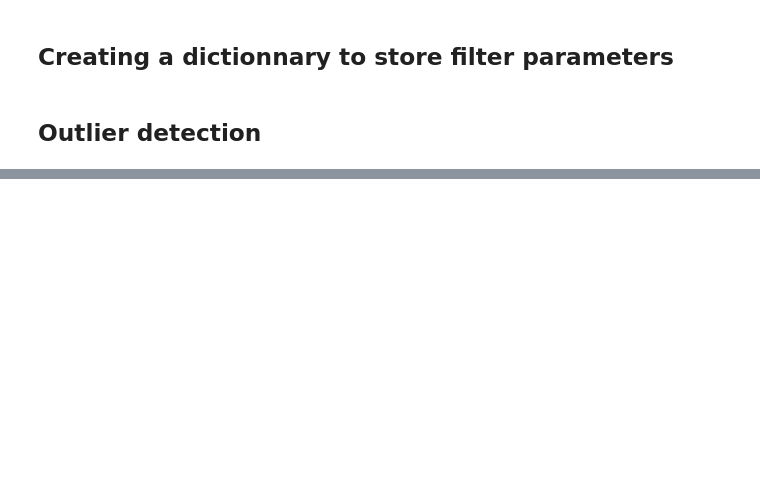
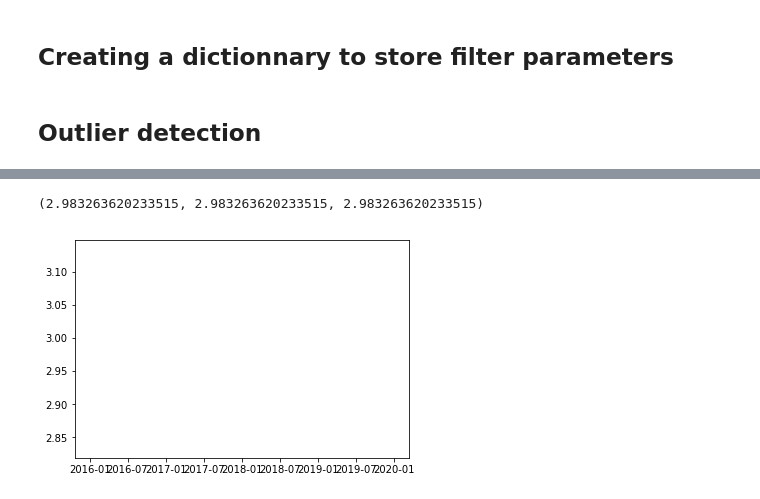
Before and after one commit to jeandavidt/datEAU_filtering, a Jupyter notebook: Univariate data treatment.ipynb, the cells around one changed output, grey strips where cells are left out. Drawn from its saved outputs; the diff is of its cells as text; code cells hidden in the pictures; blank space fills up the shorter version.

```diff
--- a/Univariate data treatment.ipynb
+++ b/Univariate data treatment.ipynb
@@ -255,0 +171,29 @@ def shift(xs, n):
+# %%
+cols={}
+for i in range(len(df.columns.values)):
+    cols[df.columns.values[i]]=i
+
+df.iloc[0, cols[col+'_s']] = 1.25*MAD_ini
+df.iloc[0, cols[col+'_ll']] = df[col+'_forecast'].iloc[0] - K * df[col+'_s'].iloc[0]
+df.iloc[0, cols[col+'_ul']] = df[col+'_forecast'].iloc[0] + K * df[col+'_s'].iloc[0]
+# %%
+K=3
+for i in range(len(df)-1):
+    if (df.iloc[i, cols[col]] < df.iloc[i, cols[col+'_ul']]) and (df.iloc[i, cols[col]] > df.iloc[i, cols[col+'_ll']]):
+        df.iloc[i, cols[col+'_accepted']] = df[col].iloc[i]
+        df.iloc[i, cols[col+'_outlier']] = 0
+
+        df.iloc[i+1, cols[col+'_MAD']] = max([abs(alpha_MAD*(df.iloc[i, cols[col+'_accepted']]-df.iloc[i, cols[col+'_forecast']]))+\
+                                       (1-alpha_MAD)*df.iloc[i, cols[col+'_MAD']], min_MAD])
+        df.iloc[i+1, cols[col+'_s']] = 1.25*df.iloc[i, cols[col+'_MAD']]
+
+    else:
+        df.iloc[i, cols[col+'_accepted']] = df.iloc[i, cols[col+'_forecast']]
+        df.iloc[i, cols[col+'_outlier']] = 1
+
+        df.iloc[i+1, cols[col+'_MAD']] = max([df.iloc[i, cols[col+'_MAD']], min_MAD])
+
+        df.iloc[i+1, cols[col+'_s']] = df.iloc[i, cols[col+'_s']]
+
+    df.iloc[i+1, cols[col+'_ll']] = df.iloc[i, cols[col+'_forecast']] - K * df.iloc[i+1, cols[col+'_s']]
+    df.iloc[i+1, cols[col+'_ul']] = df.iloc[i, cols[col+'_forecast']] + K * df.iloc[i+1, cols[col+'_s']]
@@ -255,0 +202,7 @@ def shift(xs, n):
+# %%
+plt.plot(df[col+'_ul']-df[col+'_ll'])
+a=df[col+'_ul']-df[col+'_ll']
+a.mean(), a.min(), a.max()
+# %% [output]
+(2.983263620233515, 2.983263620233515, 2.983263620233515)
+[figure, added]
```
Also changed, not shown: parts of 44 cells of this notebook, 7 other files.
